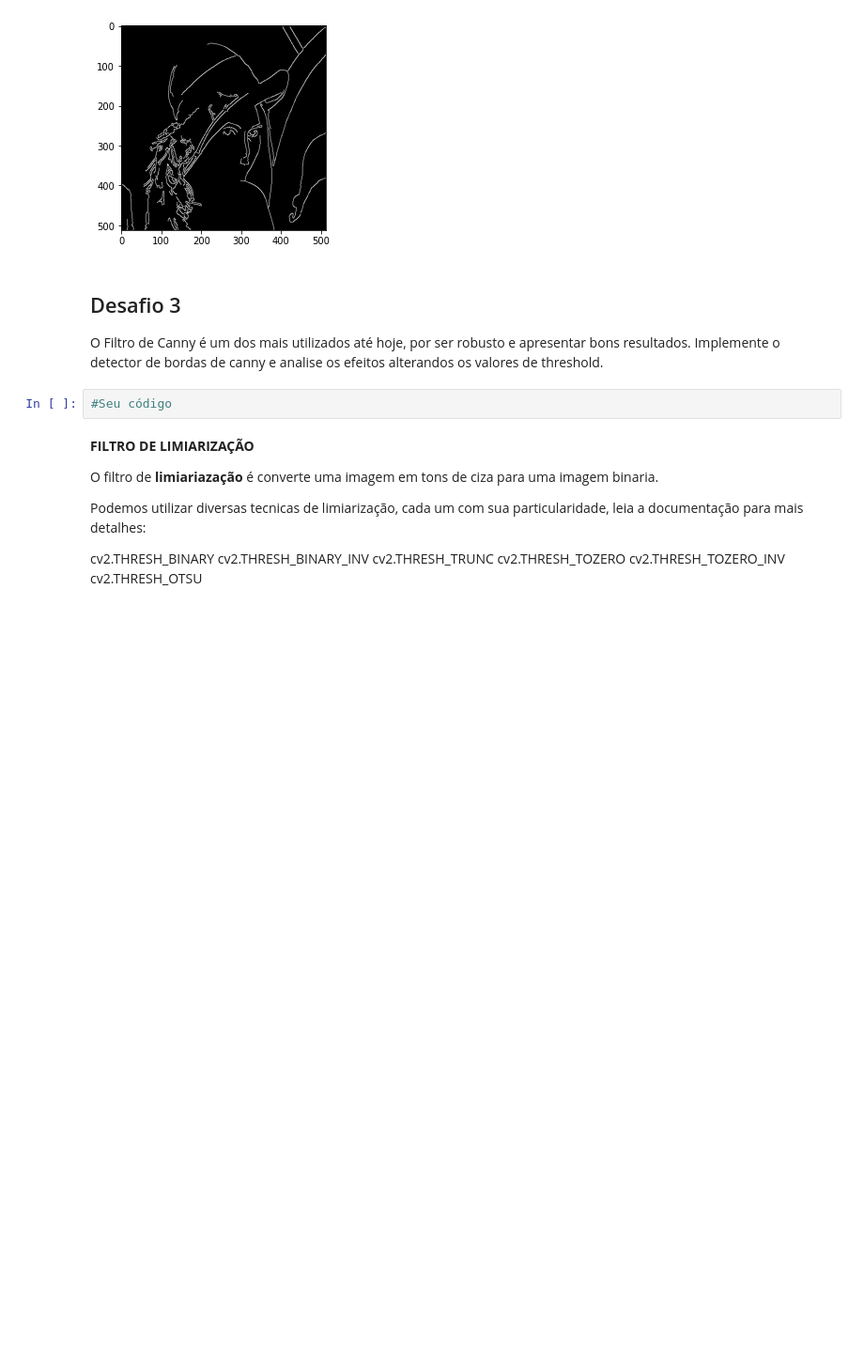
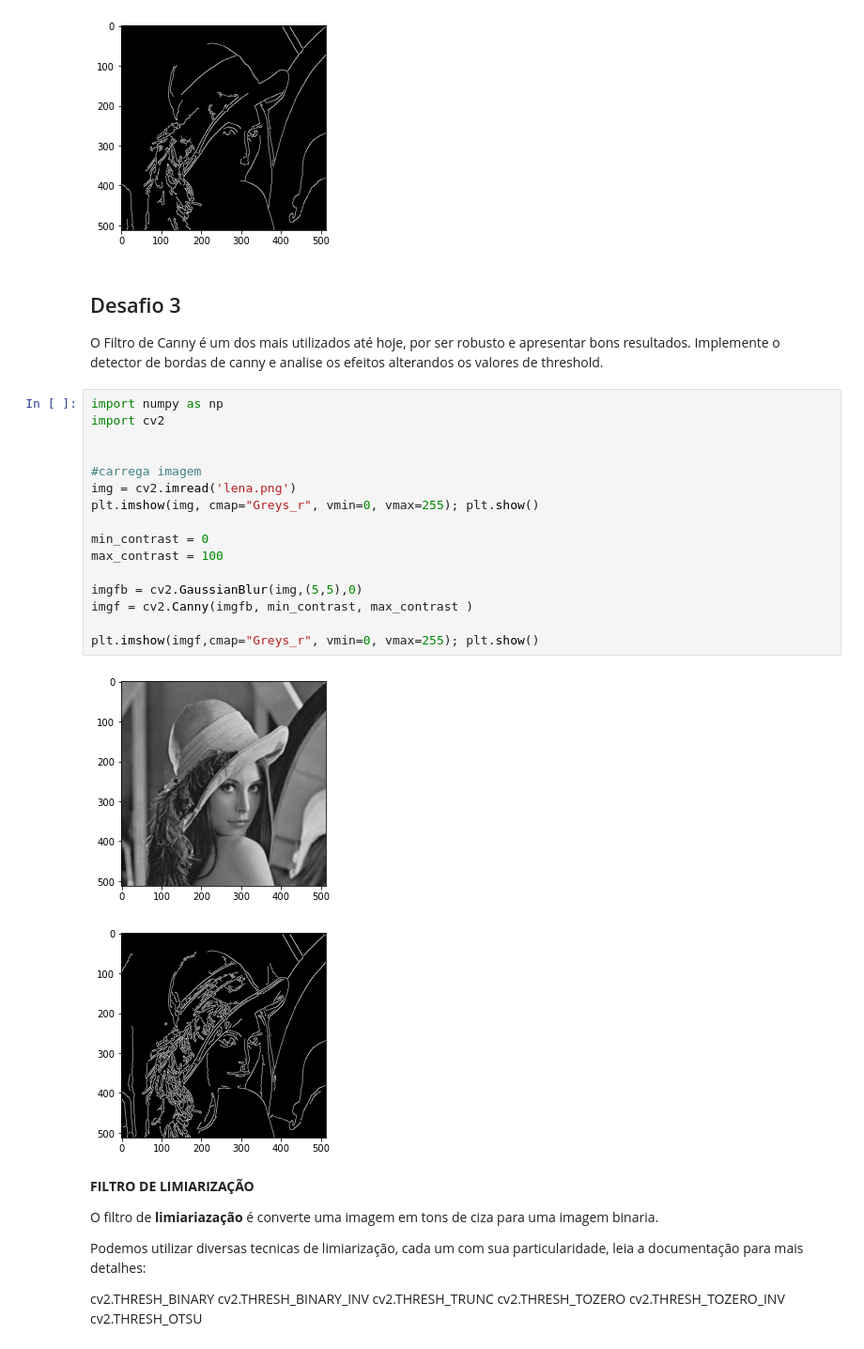
Before and after one commit to IsadoraAlo/cognitivecomputing, a Jupyter notebook: material/aulas/lab04/Filtros_de_Convolução.ipynb, the cells around one changed output. Shown at 94% size. Cells and saved outputs as stored; diff of their text form; blank space fills up the shorter version.

```diff
--- a/material/aulas/lab04/Filtros_de_Convolução.ipynb
+++ b/material/aulas/lab04/Filtros_de_Convolução.ipynb
@@ -213,8 +213,25 @@ plt.imshow(imgf,cmap="Greys_r", vmin=0, vmax=255); plt.show()
 ## Desafio 3
 
 O Filtro de Canny é um dos mais utilizados até hoje, por ser robusto e apresentar bons resultados. Implemente o detector de bordas de canny e analise os efeitos alterandos os valores de threshold.
-# %%
-#Seu código
+# %%
+import numpy as np
+import cv2
+
+
+#carrega imagem
+img = cv2.imread('lena.png')
+plt.imshow(img, cmap="Greys_r", vmin=0, vmax=255); plt.show()
+
+min_contrast = 0
+max_contrast = 100
+
+imgfb = cv2.GaussianBlur(img,(5,5),0)
+imgf = cv2.Canny(imgfb, min_contrast, max_contrast )
+
+plt.imshow(imgf,cmap="Greys_r", vmin=0, vmax=255); plt.show()
+# %% [output]
+[figure, added]
+[figure, added]
 # %% [markdown]
 **FILTRO DE LIMIARIZAÇÃO**
 
```
Also changed, not shown: parts of 1 cell of this notebook.
